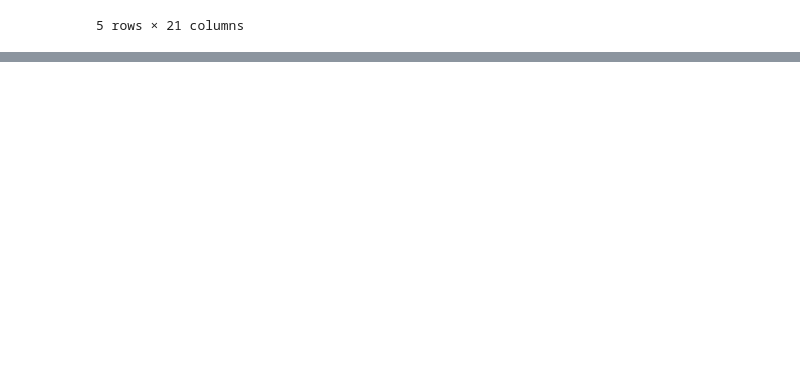
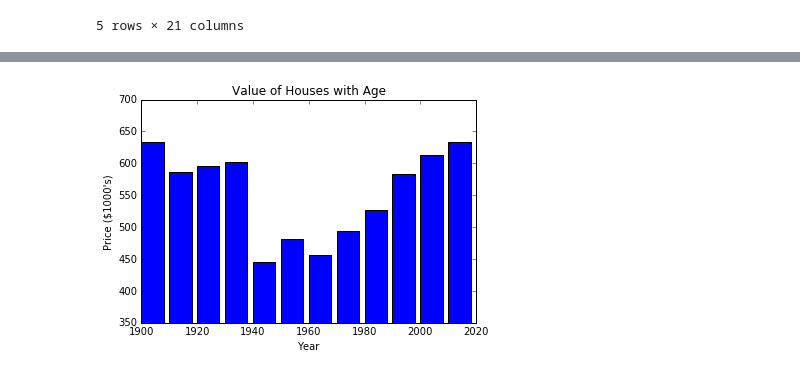
Before and after one commit to chaseWilliams/house_prices, a Jupyter notebook: EDA.ipynb, the cells around one changed output, grey strips where cells are left out. Cells and saved outputs as stored; diff of their text form; code cells hidden in the pictures; blank space fills up the shorter version.

```diff
--- a/EDA.ipynb
+++ b/EDA.ipynb
@@ -37,0 +39,19 @@ plt.show()
+# %%
+dates = df.iloc[:, (2,14)].values
+def decade_avg_price(decade):
+    timeslice = dates[(dates[:,1] >= decade) & (dates[:,1] < decade + 10)]
+    return timeslice[:,0].mean()
+
+dates[:,1].min() # 1900
+dates[:,1].max() # 2015
+
+yearly_prices = np.array([decade_avg_price(x) for x in range(1900, 2020, 10)]) / 1000
+years = np.array(range(1900,2020,10))
+plt.bar(years, yearly_prices, width=8)
+plt.ylim(350, 700)
+plt.title('Value of Houses with Age')
+plt.xlabel('Year')
+plt.ylabel('Price ($1000\'s)')
+plt.show()
+# %% [output]
+[figure, added]
```
Also changed, not shown: parts of 3 cells of this notebook, 1 other file.
